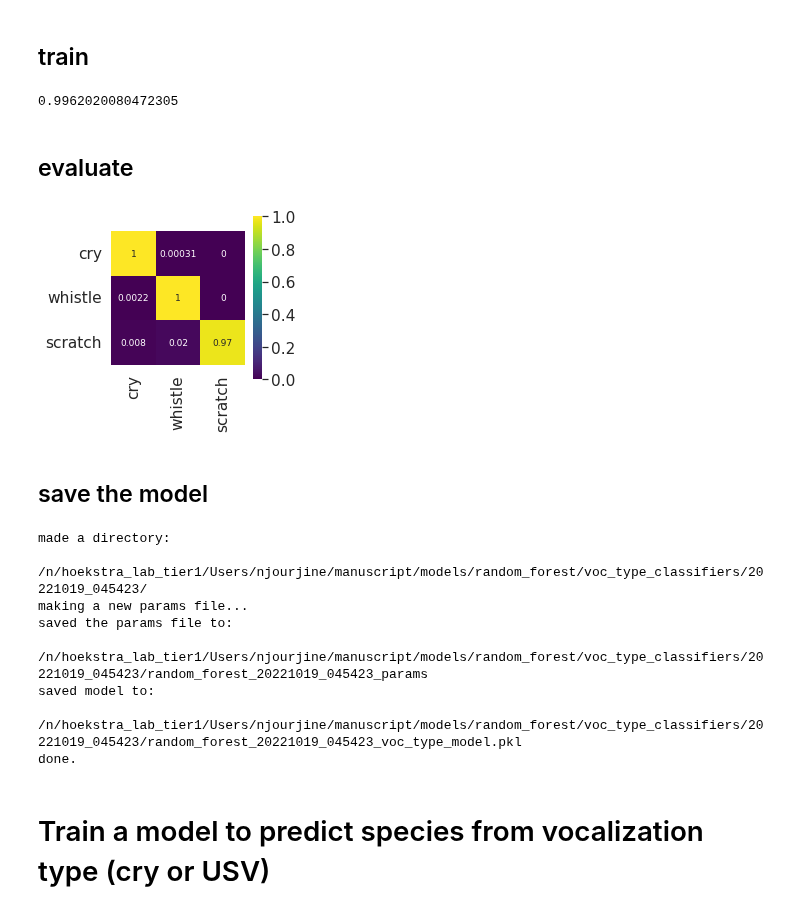
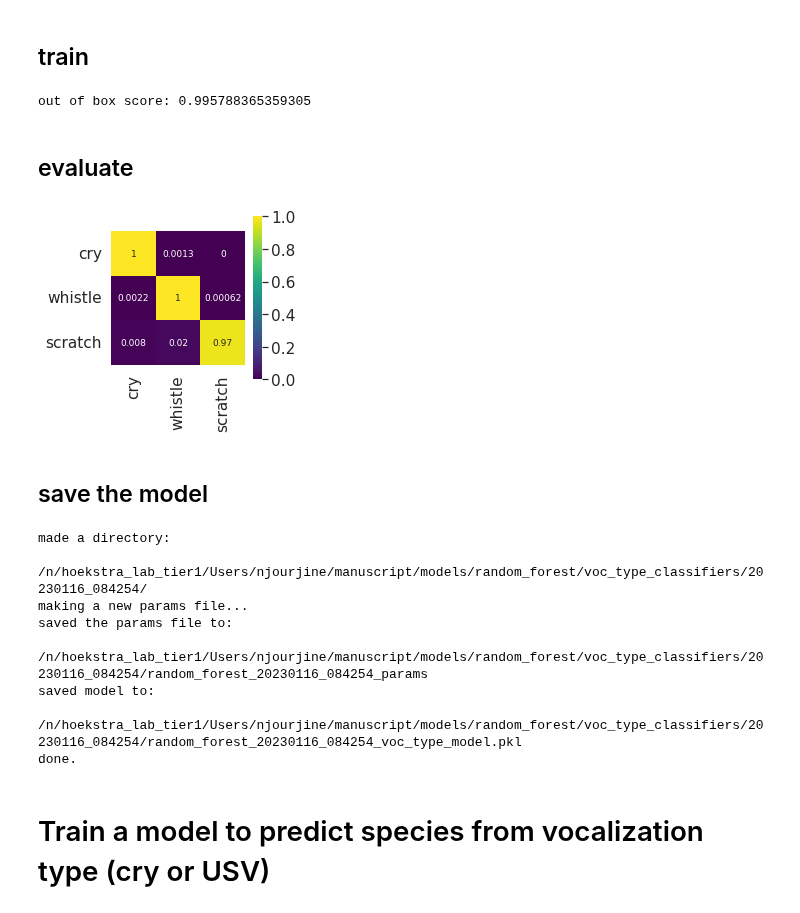
Before and after one commit to nickjourjine/peromyscus-pup-vocal-evolution, a Jupyter notebook: scripts/Train Models on Features.ipynb, the cells around one changed output. Saved outputs shown, nothing was run; the diff lists cells and outputs as text; code cells hidden in the pictures.

```diff
--- a/scripts/Train Models on Features.ipynb
+++ b/scripts/Train Models on Features.ipynb
@@ -99,7 +101,7 @@ extra_features = ['meanpeakf',
 #get the features
 to_combine = []
 
-for i in [i for i in os.listdir(amplitude_acoustic_features) if 'warbler_features.csv' in i]:
+for i in [i for i in os.listdir(amplitude_acoustic_features) if 'warbler_features.csv' in i and 'all' not in i]:
     temp = pd.read_csv(amplitude_acoustic_features+i)
     to_combine.append(temp)
 warbleR_features = pd.concat(to_combine)
@@ -111,17 +113,18 @@ warbleR_features = warbleR_features.loc[~warbleR_features['species'].isin(['MU',
 #TODO figure out why this is in here (5 rows) ad remove it from whichever directory its contaminating
 warbleR_features = warbleR_features.loc[warbleR_features['source_file'] != 'BW_hdbscan_label0_withspace.wav.wav']
 # %%
-# or load
+# #TO DO delete this
+# # or load
 
-#directory with all the features, one per dataset subdirectory
-features_root = '/n/hoekstra_lab_tier1/Users/njourjine/manuscript/features/acoustic_features/amplitude_segmented'
+# #directory with all the features, one per dataset subdirectory
+# features_root = '/n/hoekstra_lab_tier1/Users/njourjine/manuscript/features/acoustic_features/amplitude_segmented'
 
-#paths for the directory containing warbleR features for each dataset
-development_features_dir = os.path.join(features_root, 'development','20220913_063001')
-all_features_path = 'all_species_warbler_features_labeled.csv'
+# #paths for the directory containing warbleR features for each dataset
+# development_features_dir = os.path.join(features_root, 'development','20220913_063001')
+# all_features_path = 'all_species_warbler_features_labeled.csv'
 
-#all features with columns for weight normalization
-warbleR_features = pd.read_csv(os.path.join(development_features_dir, all_features))
+# #all features with columns for weight normalization
+# warbleR_features_small = pd.read_csv(os.path.join(development_features_dir, all_features_path))
 # %% [markdown]
 ## collect the annotated files and their labels
 # %%
@@ -291,5 +308,5 @@ See the caveats in the documentation: https://pandas.pydata.org/pandas-docs/stab
 # %%
-ds_df = ds_df.drop(columns = ['umap1', 'umap2', 'hdbscan_label', 'pup', 'genus_color', 'weight_mg', 'species_color'])
+ds_df = ds_df.drop(columns = ['umap1', 'umap2', 'hdbscan_label', 'pup'])
 # %%
 assert sorted(nonvocal_df_scratch.columns) == sorted(ds_df.columns)
 # %%
@@ -397,10 +419,6 @@ if model_type == 'random_forest':
 
     print('out of box score:', RF_model.oob_score_)
 
-    #this will slow thinga down a lot - uncomment if you need to
-    #RF_scores = cross_val_score(estimator = RF_model, X = X_train, y = y_train, cv=10) #10 is the most common number of folds
-    #print("%0.2f accuracy with a standard deviation of %0.2f" % (RF_scores.mean(), RF_scores.std()))
-
 elif model_type == 'svm':
 
     kernel = 'rbf'
@@ -412,7 +430,7 @@ elif model_type == 'svm':
     SVM_scores = cross_val_score(estimator = SVM_model, X = X_train, y = y_train, cv=10) #10 is the most common number of folds
     print("%0.2f accuracy with a standard deviation of %0.2f" % (SVM_scores.mean(), SVM_scores.std()))
 # %% [output]
-0.9962020080472305
+out of box score: 0.995788365359305
 # %% [markdown]
 ## evaluate
 # %%
@@ -424,8 +442,8 @@ save = False
 
 #Evaluate the model on held out data
 #choose the model to evaluate
-voc_type_model_path = '/n/hoekstra_lab_tier1/Users/njourjine/manuscript/models/random_forest/voc_type_classifiers/20220921_061801/random_forest_20220921_061801_model.pkl'
-RF_model = pickle.load(open(voc_type_model_path, 'rb'))
+# voc_type_model_path = '/n/hoekstra_lab_tier1/Users/njourjine/manuscript/models/random_forest/voc_type_classifiers/20220921_061801/random_forest_20220921_061801_model.pkl'
+# RF_model = pickle.load(open(voc_type_model_path, 'rb'))
 model = RF_model
 
 #set the colorbar range
@@ -434,34 +452,34 @@ model = RF_model
 # ax1, _ = mpl.colorbar.make_axes(plt.gca(), shrink=0.5)
 # cbar = mpl.colorbar.ColorbarBase(ax1, cmap='viridis', norm=mpl.colors.Normalize(vmin=vmin, vmax=vmax))
 #pcm = ax.pcolormesh(x, y, Z, vmin=0, vmax=1., cmap='viridis')
 
 y_pred = model.predict(X_test)
 labels = ['cry', 'whistle', 'scratch']
 cm = confusion_matrix(y_test,y_pred, labels = labels)
 fig = plt.figure(figsize=[3,3])
 
 #normalize by row sum
 cm_df = pd.DataFrame(cm, columns=labels, index=labels)
 cm_df = cm_df.div(cm_df.sum(axis=1), axis=0)
 
 sns.set(font_scale=1.4) # for label size
 sns.heatmap(cm_df,
             annot=True,
             annot_kws={"size": 9},
             cmap='viridis',
             xticklabels=True,
             yticklabels=True,
             vmin=0,
             vmax=1,
             square=True) # font size
 
 classification_report(y_test, y_pred, output_dict=True)
 
 if save:
     plt.savefig('/n/hoekstra_lab_tier1/Users/njourjine/manuscript/figures/figure_2/panels/voctype_RF_20221015.jpeg', dpi=600)
     plt.savefig('/n/hoekstra_lab_tier1/Users/njourjine/manuscript/figures/figure_2/panels/voctype_RF_20221015.svg')
 # %% [output]
-[figure, old version]
+[figure, new version]
 # %% [markdown]
 ## save the model
 # %%
@@ -483,7 +501,7 @@ if model_type == 'random_forest':
     if model_params['targets'] == ['cry', 'whistle', 'scratch']:
         target_dir = 'voc_type_classifiers'
         models_root = '/n/hoekstra_lab_tier1/Users/njourjine/manuscript/models/random_forest/'
-        iteration = get_date_time()
+        iteration = parameters.get_date_time()
         params_save_name = ('_').join([model_type,iteration,'params'])
         params_save_dir = os.path.join(models_root,target_dir,iteration)+'/'
 
@@ -492,9 +510,9 @@ if model_type == 'random_forest':
             print('made a directory:\n\t', params_save_dir)
 
         #save the parameters
-        save_parameters(params = model_params,
-                        save_dir=params_save_dir,
-                        save_name=params_save_name)
+        parameters.save_parameters(params = model_params,
+                                   save_dir=params_save_dir,
+                                   save_name=params_save_name)
 
         #save the model
         model_save_name = ('_').join([model_type,iteration,'voc_type_model'])
@@ -525,28 +543,14 @@ if model_type == 'random_forest':
         assert os.path.exists(os.path.join(params_save_dir,model_save_name)+'.pkl')
         print('saved model to:\n\t', os.path.join(params_save_dir,model_save_name)+'.pkl')
         print('done.')
-
-
-
-#TODO finish this
-elif model_type == 'svm':
-    model_params = {'model_type':model_type,
-                    'feature_set':'warbleR',
-                    'test_size':test_size,
-                    'targets': df_df['human_label'].unique(),
-                    'number_training_cries':len(ds_df.loc[ds_df['human_label'=='cry']]),
-                    'number_training_whistles':len(ds_df.loc[ds_df['human_label'=='whistle']]),
-                    'number_training_nonvocal':len(ds_df.loc[ds_df['human_label'=='scratch']]),
-                    'kernel':kernel,
-                    'random_state':random_state}
 # %% [output]
 made a directory:
-         /n/hoekstra_lab_tier1/Users/njourjine/manuscript/models/random_forest/voc_type_classifiers/20221019_045423/
+         /n/hoekstra_lab_tier1/Users/njourjine/manuscript/models/random_forest/voc_type_classifiers/20230116_084254/
 making a new params file...
 saved the params file to:
- /n/hoekstra_lab_tier1/Users/njourjine/manuscript/models/random_forest/voc_type_classifiers/20221019_045423/random_forest_20221019_045423_params
+ /n/hoekstra_lab_tier1/Users/njourjine/manuscript/models/random_forest/voc_type_classifiers/20230116_084254/random_forest_20230116_084254_params
 saved model to:
-         /n/hoekstra_lab_tier1/Users/njourjine/manuscript/models/random_forest/voc_type_classifiers/20221019_045423/random_forest_20221019_045423_voc_type_model.pkl
+         /n/hoekstra_lab_tier1/Users/njourjine/manuscript/models/random_forest/voc_type_classifiers/20230116_084254/random_forest_20230116_084254_voc_type_model.pkl
 done.
 # %% [markdown]
 # Train a model to predict species from vocalization type (cry or USV)
```
Also changed, not shown: parts of 23 cells of this notebook.
